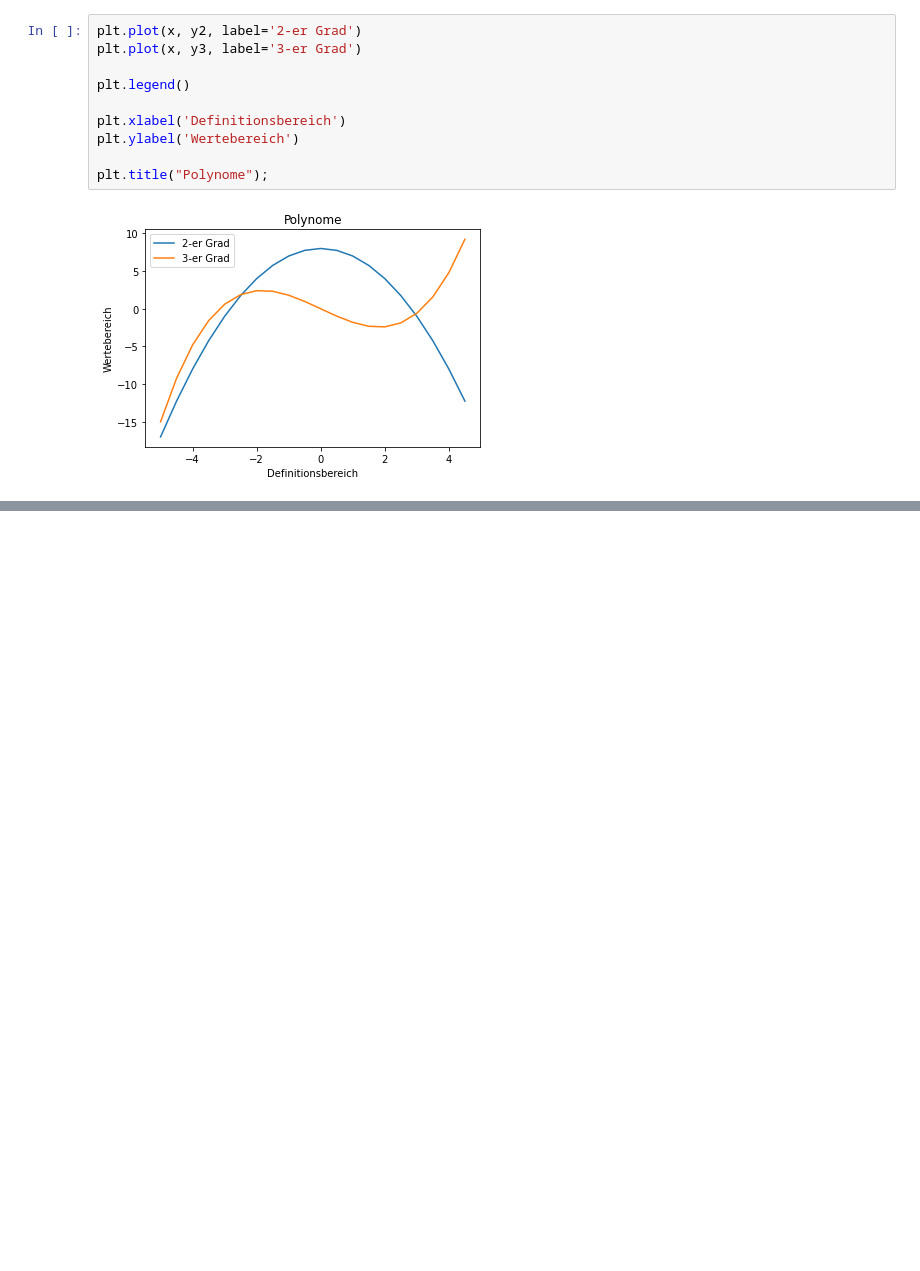
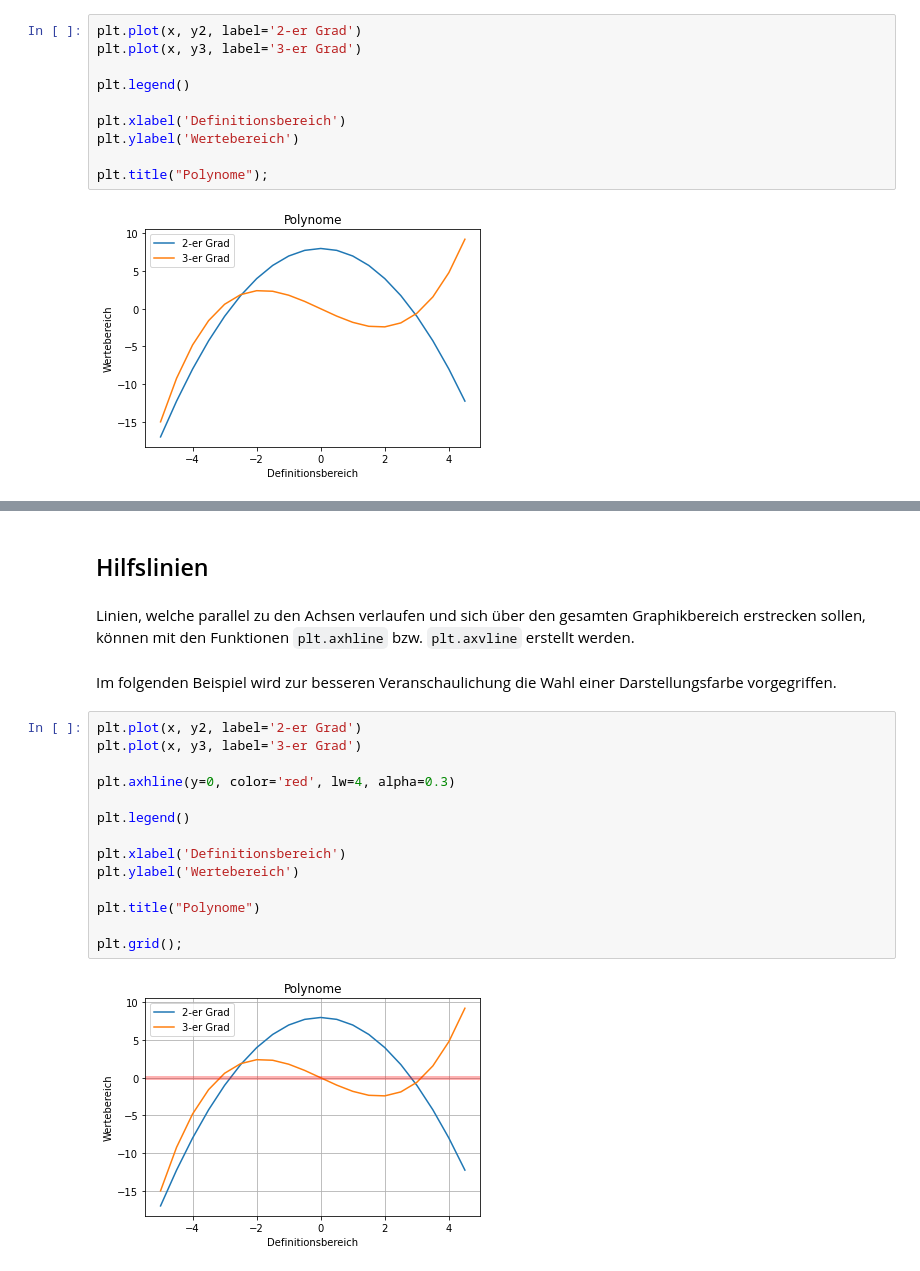
Before and after one commit to lu-kas/Vorlesung_Ingenieurinformatik, a Jupyter notebook: Content/Script/03_datenanalyse/0313_beschriftung.ipynb, the cells around one changed output, grey strips where cells are left out. Drawn from its saved outputs; the diff is of its cells as text; blank space fills up the shorter version.

```diff
--- a/Content/Script/03_datenanalyse/0313_beschriftung.ipynb
+++ b/Content/Script/03_datenanalyse/0313_beschriftung.ipynb
@@ -56,0 +75,22 @@ plt.title("Polynome");
+# %% [markdown]
+## Hilfslinien
+# %% [markdown]
+Linien, welche parallel zu den Achsen verlaufen und sich über den gesamten Graphikbereich erstrecken sollen, können mit den Funktionen `plt.axhline` bzw. `plt.axvline` erstellt werden.
+# %% [markdown]
+Im folgenden Beispiel wird zur besseren Veranschaulichung die Wahl einer Darstellungsfarbe vorgegriffen.
+# %%
+plt.plot(x, y2, label='2-er Grad')
+plt.plot(x, y3, label='3-er Grad')
+
+plt.axhline(y=0, color='red', lw=4, alpha=0.3)
+
+plt.legend()
+
+plt.xlabel('Definitionsbereich')
+plt.ylabel('Wertebereich')
+
+plt.title("Polynome")
+
+plt.grid();
+# %% [output]
+[figure, added]
```
Also changed, not shown: parts of 3 cells of this notebook, 4 other files.
